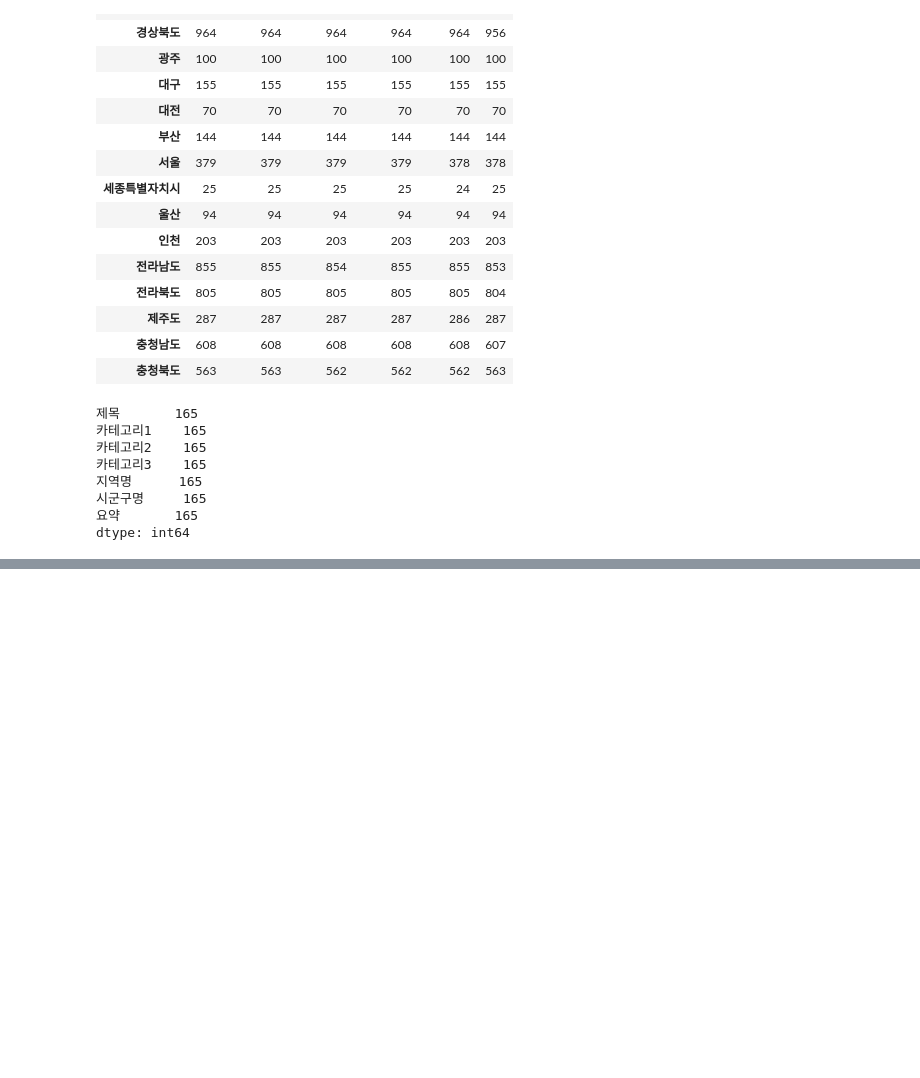
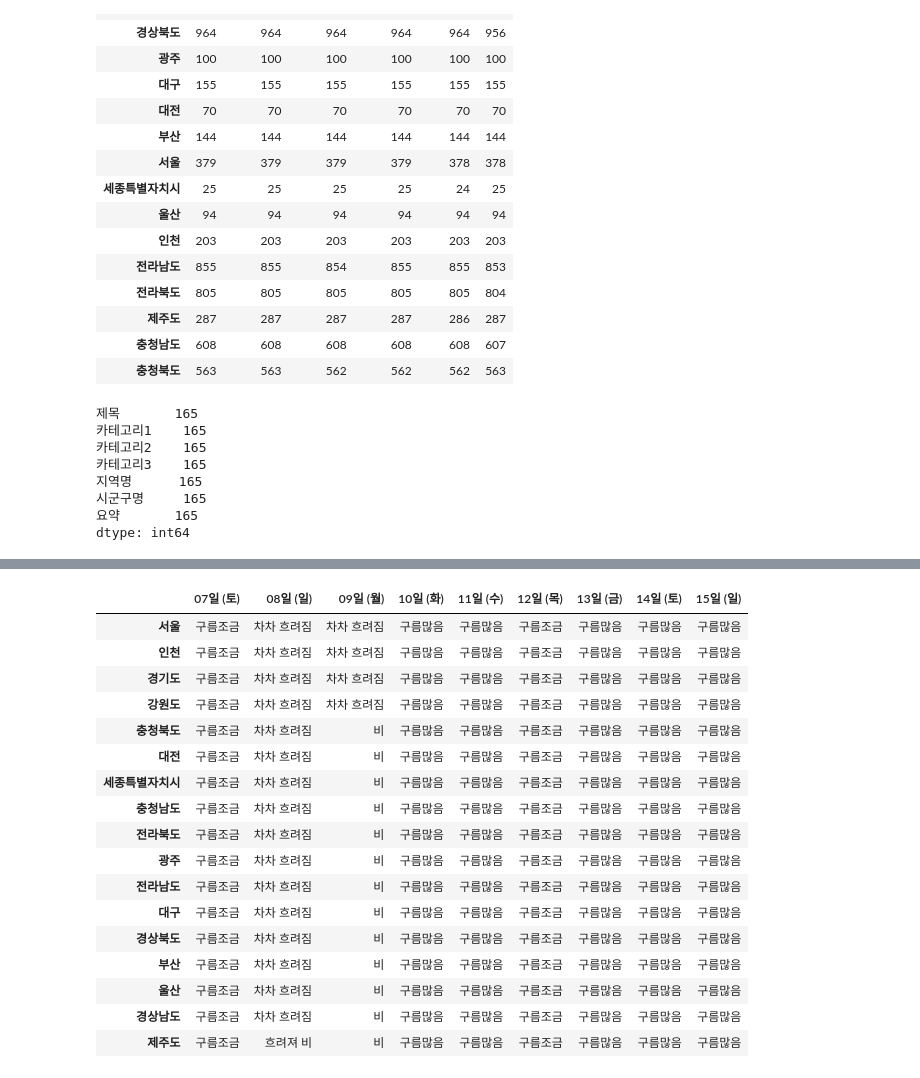
Before and after one commit to G-story/tour, a Jupyter notebook: tour.ipynb, the cells around one changed output, grey strips where cells are left out. Saved outputs shown, nothing was run; the diff lists cells and outputs as text; code cells hidden in the pictures; blank space fills up the shorter version.

```diff
--- a/tour.ipynb
+++ b/tour.ipynb
@@ -49,0 +181,10 @@ dtype: int64
+# %%
+for i, area in enumerate(areas):
+    split_area = [area[j:j + 2] for j in range(0, len(area), 2)]
+    if split_area[0] == '강원':
+        del split_area[1]
+    for j, area_part in enumerate(split_area):
+        if area_part in area_map:
+            split_area[j] = area_map[area_part]
+    new_areas += split_area
+    new_whethers_of_all_area += len(split_area) * [whethers_of_all_area[i]]
@@ -49,0 +217,21 @@ dtype: int64
+# %%
+whether_df
+# %% [output]
+|  | 07일 (토) | 08일 (일) | 09일 (월) | 10일 (화) | 11일 (수) | 12일 (목) | 13일 (금) | 14일 (토) | 15일 (일) |
+| 서울 | 구름조금 | 차차 흐려짐 | 차차 흐려짐 | 구름많음 | 구름많음 | 구름조금 | 구름많음 | 구름많음 | 구름많음 |
+| 인천 | 구름조금 | 차차 흐려짐 | 차차 흐려짐 | 구름많음 | 구름많음 | 구름조금 | 구름많음 | 구름많음 | 구름많음 |
+| 경기도 | 구름조금 | 차차 흐려짐 | 차차 흐려짐 | 구름많음 | 구름많음 | 구름조금 | 구름많음 | 구름많음 | 구름많음 |
+| 강원도 | 구름조금 | 차차 흐려짐 | 차차 흐려짐 | 구름많음 | 구름많음 | 구름조금 | 구름많음 | 구름많음 | 구름많음 |
+| 충청북도 | 구름조금 | 차차 흐려짐 | 비 | 구름많음 | 구름많음 | 구름조금 | 구름많음 | 구름많음 | 구름많음 |
+| 대전 | 구름조금 | 차차 흐려짐 | 비 | 구름많음 | 구름많음 | 구름조금 | 구름많음 | 구름많음 | 구름많음 |
+| 세종특별자치시 | 구름조금 | 차차 흐려짐 | 비 | 구름많음 | 구름많음 | 구름조금 | 구름많음 | 구름많음 | 구름많음 |
+| 충청남도 | 구름조금 | 차차 흐려짐 | 비 | 구름많음 | 구름많음 | 구름조금 | 구름많음 | 구름많음 | 구름많음 |
+| 전라북도 | 구름조금 | 차차 흐려짐 | 비 | 구름많음 | 구름많음 | 구름조금 | 구름많음 | 구름많음 | 구름많음 |
+| 광주 | 구름조금 | 차차 흐려짐 | 비 | 구름많음 | 구름많음 | 구름조금 | 구름많음 | 구름많음 | 구름많음 |
+| 전라남도 | 구름조금 | 차차 흐려짐 | 비 | 구름많음 | 구름많음 | 구름조금 | 구름많음 | 구름많음 | 구름많음 |
+| 대구 | 구름조금 | 차차 흐려짐 | 비 | 구름많음 | 구름많음 | 구름조금 | 구름많음 | 구름많음 | 구름많음 |
+| 경상북도 | 구름조금 | 차차 흐려짐 | 비 | 구름많음 | 구름많음 | 구름조금 | 구름많음 | 구름많음 | 구름많음 |
+| 부산 | 구름조금 | 차차 흐려짐 | 비 | 구름많음 | 구름많음 | 구름조금 | 구름많음 | 구름많음 | 구름많음 |
+| 울산 | 구름조금 | 차차 흐려짐 | 비 | 구름많음 | 구름많음 | 구름조금 | 구름많음 | 구름많음 | 구름많음 |
+| 경상남도 | 구름조금 | 차차 흐려짐 | 비 | 구름많음 | 구름많음 | 구름조금 | 구름많음 | 구름많음 | 구름많음 |
+| 제주도 | 구름조금 | 흐려져 비 | 비 | 구름많음 | 구름많음 | 구름조금 | 구름많음 | 구름많음 | 구름많음 |
```
Also changed, not shown: parts of 34 cells of this notebook.
